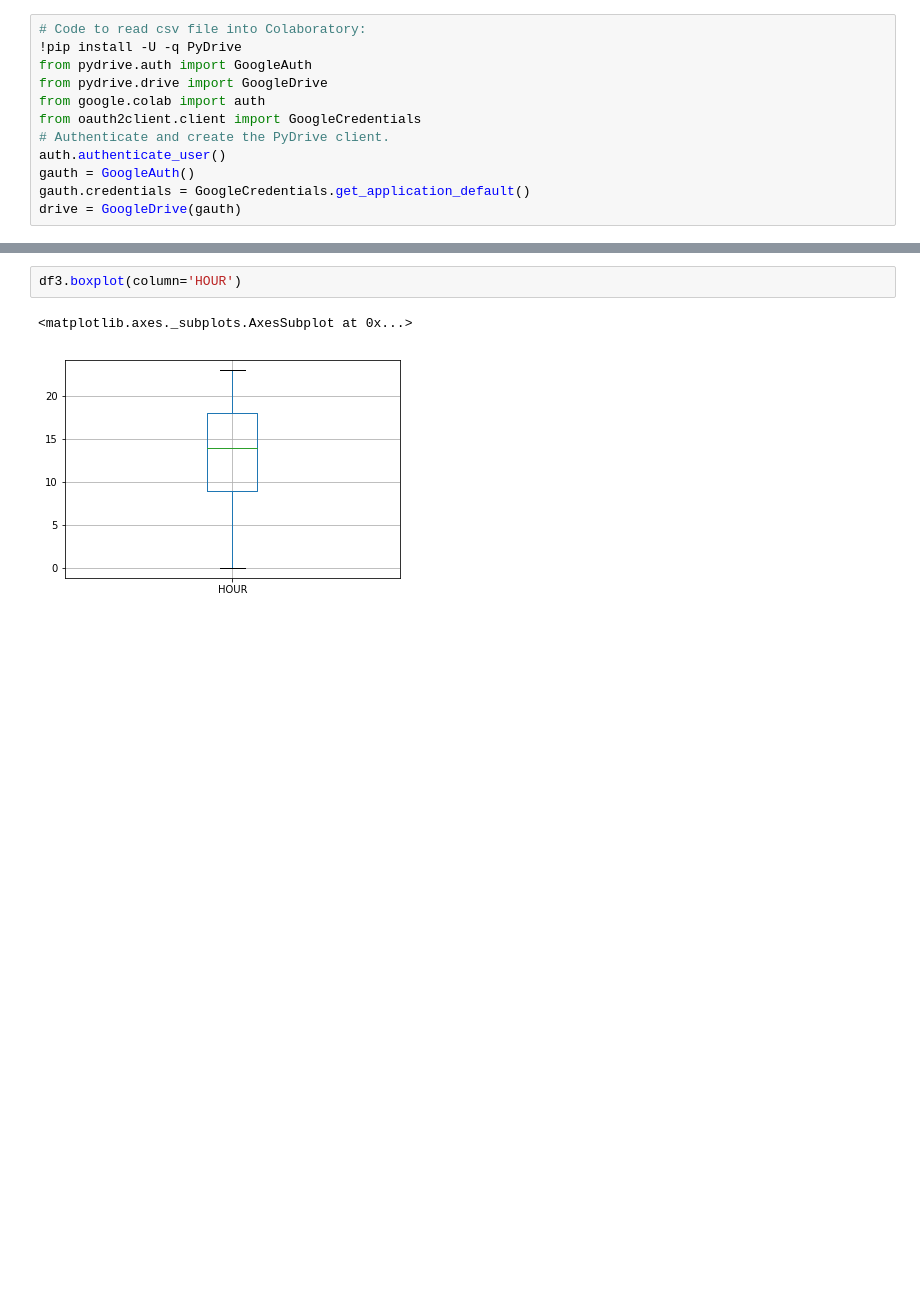
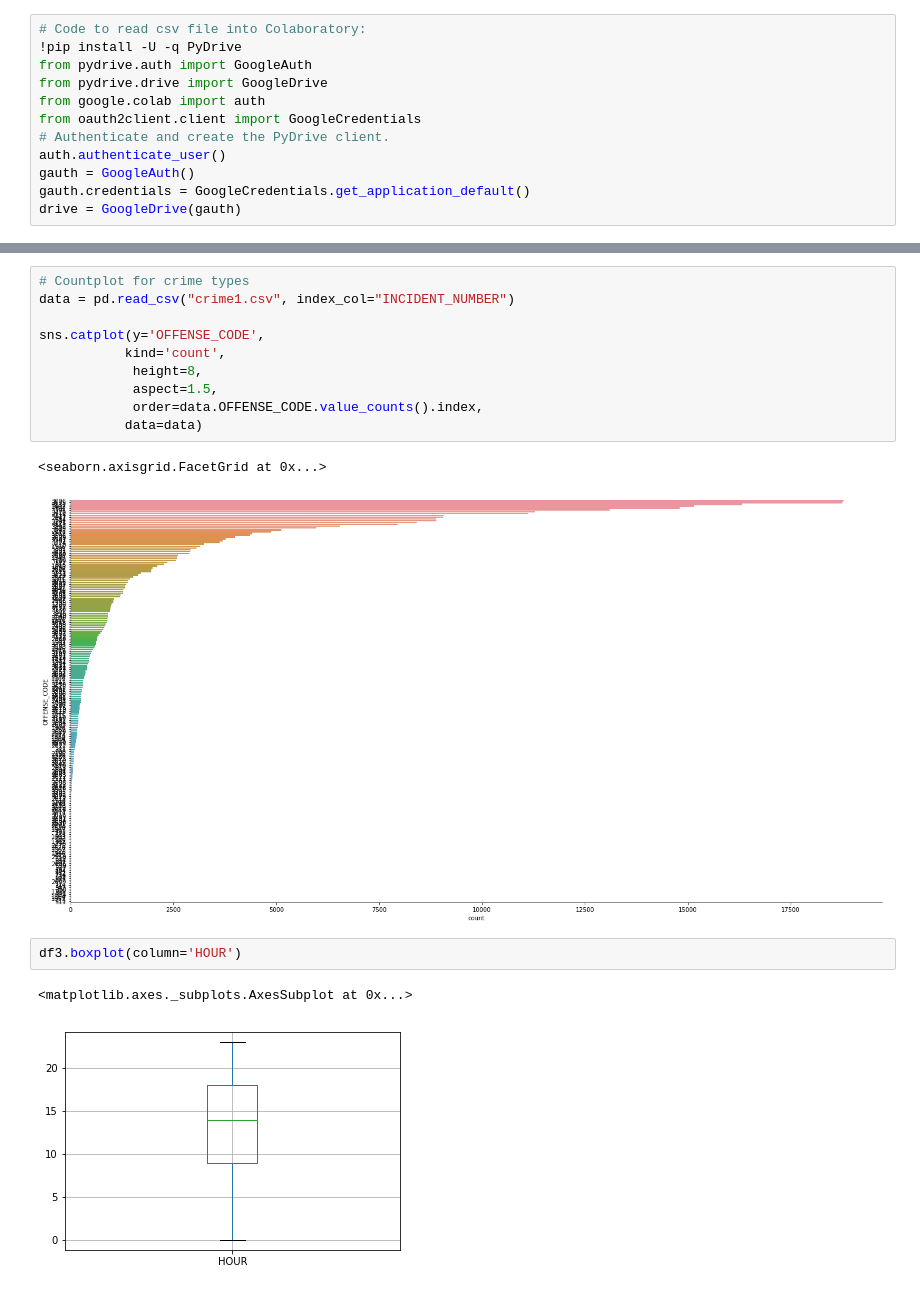
Before and after one commit to johnny080524/Assigement, a Jupyter notebook: Machine_Learning_Spring_32513_A2_ShenChuan_Lin.ipynb, the cells around one changed output, grey strips where cells are left out. Drawn from its saved outputs; the diff is of its cells as text; blank space fills up the shorter version.

```diff
--- a/Machine_Learning_Spring_32513_A2_ShenChuan_Lin.ipynb
+++ b/Machine_Learning_Spring_32513_A2_ShenChuan_Lin.ipynb
@@ -95,3 +333,16 @@ Name: REPORTING_AREA, Length: 879, dtype: int64
+# %%
+# Countplot for crime types
+data = pd.read_csv("crime1.csv", index_col="INCIDENT_NUMBER")
+
+sns.catplot(y='OFFENSE_CODE',
+           kind='count',
+            height=8,
+            aspect=1.5,
+            order=data.OFFENSE_CODE.value_counts().index,
+           data=data)
+# %% [output]
+<seaborn.axisgrid.FacetGrid at 0x...>
+[figure, added]
 # %%
 df3.boxplot(column='HOUR')
 # %% [output]
```
Also changed, not shown: parts of 27 cells of this notebook.
